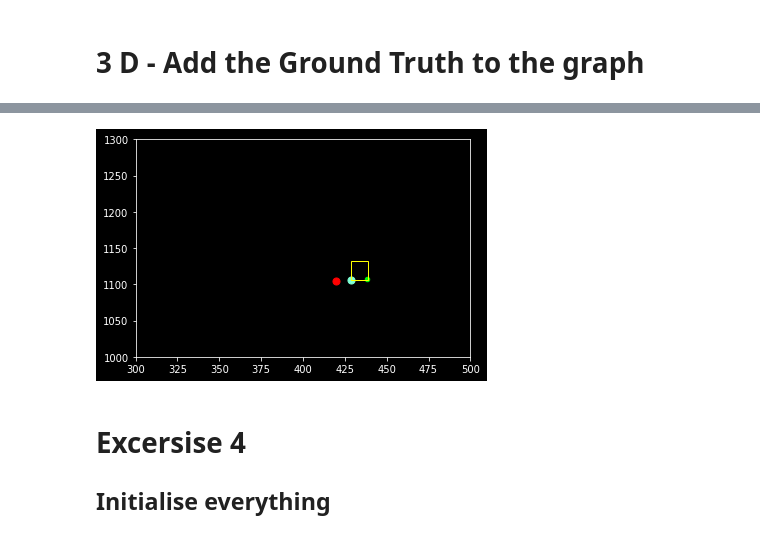
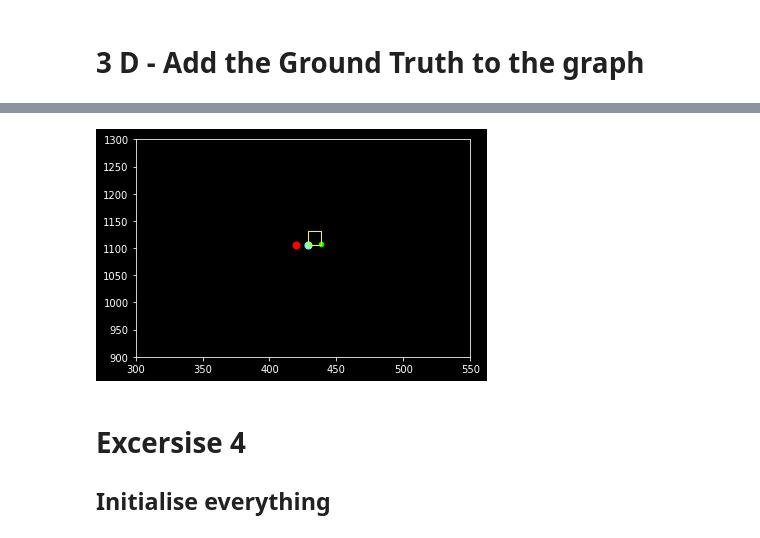
Before and after one commit to valerius21/x_mean, a Jupyter notebook: notebooks/prep.ipynb, the cells around one changed output, grey strips where cells are left out. Drawn from its saved outputs; the diff is of its cells as text; code cells hidden in the pictures.

```diff
--- a/notebooks/prep.ipynb
+++ b/notebooks/prep.ipynb
@@ -10,7 +10,13 @@ import matplotlib.animation as animation
 # 2 B + D without Doppler velocities
 # %%
 from IPython.core.display import HTML
+from sympy import Inverse
+
+from data_fusion.definitions import X_LIM_MAX, X_LIM_MIN, Y_LIM_MAX, Y_LIM_MIN, VEHICLE_LENS, SCENE_LENGTH
+from data_fusion.utils.data import base_data
 from data_fusion.utils.data_parsing import result
+from data_fusion.utils.helpers import get_point_coords_from_v_comp, reduce_measurement
+from data_fusion.utils.basic_kalman import update_predictions_basic_kalman
 
 plt.style.use('dark_background')
 
@@ -27,22 +33,21 @@ def update(i):
         row = next(result_iterator)
     except StopIteration:
         return
-    x, y = row[0], row[1]
-    vx, vy = row[3], row[4]
+    px, py = row[0], row[1]
     radar_ego_x = row[6][0]
     radar_ego_y = row[6][1]
 
     plt.cla()
-    plt.ylim(900, 1300)
-    plt.xlim(300, 550)
+    plt.ylim(Y_LIM_MIN, Y_LIM_MAX)
+    plt.xlim(X_LIM_MIN, X_LIM_MAX)
 
-    plt.scatter(x, y, s=1)
+    plt.scatter(px, py, s=1)
     plt.scatter(radar_ego_x, radar_ego_y, s=50, color='red')
 
     plt.plot()
 
 
-ani = animation.FuncAnimation(plt.gcf(), update, frames=len(result), interval=100)
+ani = animation.FuncAnimation(plt.gcf(), update, frames=SCENE_LENGTH, interval=100)
 # plt.show()
 
 HTML(ani.to_html5_video())
@@ -389,6 +354,7 @@ HTML(ani.to_html5_video())
 # %%
 # average points
 from statistics import mean
+
 plt.style.use('dark_background')
 
 ys = list()
@@ -407,6 +373,7 @@ last = None
 # TODO(Valerius): refactor
 coords_velocity = []
 
+
 def update(i):
     global count
     try:
@@ -419,8 +386,8 @@ def update(i):
     radar_ego_y = row[6][1]
 
     plt.cla()
-    plt.ylim(1000, 1300)
-    plt.xlim(300, 500)
+    plt.ylim(Y_LIM_MIN, Y_LIM_MAX)
+    plt.xlim(X_LIM_MIN, X_LIM_MAX)
     vehicles = FOCUS_VEHICLES
     veh_coords = [v.get_trans() for v in vehicles]
     veh_coords_x = [x[0] for x in veh_coords]
@@ -431,59 +398,50 @@ def update(i):
     veh_coords_x = np.asarray(veh_coords_x)
     veh_coords_y = np.asarray(veh_coords_y)
 
-#     plt.scatter(veh_coords_x, veh_coords_y, s=20, color="white")
-#     fig = plt.subplot()
-
-
-    ego_w = 30
-    ego_h = 20
-    lens = 5.3
     current_x_min = veh_coords_x[count]
     current_y_min = veh_coords_y[count]
-    width = vehicles[count].w * lens
-    height = vehicles[count].h * lens
-    plt.gca().add_patch(Rectangle((current_x_min,current_y_min), width, height, color='yellow', fill=False))
-    coords, new_x, new_y = [],[],[]
-    for i, p in enumerate(list(zip(x,y))):
+    width = vehicles[count].w * VEHICLE_LENS
+    height = vehicles[count].h * VEHICLE_LENS
+    plt.gca().add_patch(Rectangle((current_x_min, current_y_min), width, height, color='yellow', fill=False))
+    coords, new_x, new_y = [], [], []
+    for i, p in enumerate(list(zip(x, y))):
         is_in_x = current_x_min <= p[0] <= current_x_min + width
         is_in_y = current_y_min <= p[1] <= current_y_min + height
         if is_in_x and is_in_y:
             coords.append(p)
             current_data = {
                 'x': x[i],
                 'y': y[i],
                 'vx': vx[i],
                 'vy': vy[i],
                 'row': count,
                 'gt_x': veh_coords_x[count],
                 'gt_y': veh_coords_y[count]
             }
             coords_velocity.append(current_data)
 
     new_x = ([t[0] for t in coords])
     new_y = ([t[1] for t in coords])
     plt.scatter(radar_ego_x, radar_ego_y, s=50, color='red')
     plt.scatter(veh_coords_x[count], veh_coords_y[count], s=50, color='aquamarine')
-#     if new_x == [] or new_y == []:
-#             plt.plot()
-#             return
+    #     if new_x == [] or new_y == []:
+    #             plt.plot()
+    #             return
     new_x = sum(new_x) / len(new_x)
     new_y = sum(new_y) / len(new_y)
     avg_x.append(new_x)
     avg_y.append(new_y)
     plt.scatter(new_x, new_y, s=20, color='#00ff00')
     plt.plot()
     count += 1
 
 
-
-
 ani = animation.FuncAnimation(plt.gcf(), update, frames=37, interval=100)
 # plt.show()
 HTML(ani.to_html5_video())
 # %% [output]
 [interactive output not drawn]
-[figure, old version]
+[figure, new version]
 # %% [markdown]
 # Excersise 4
 
```
Also changed, not shown: parts of 31 cells of this notebook, 8 other files.
